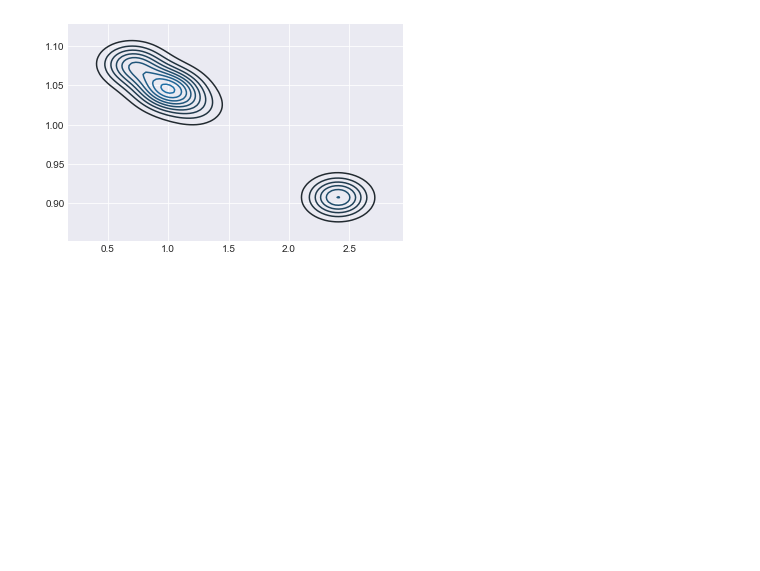
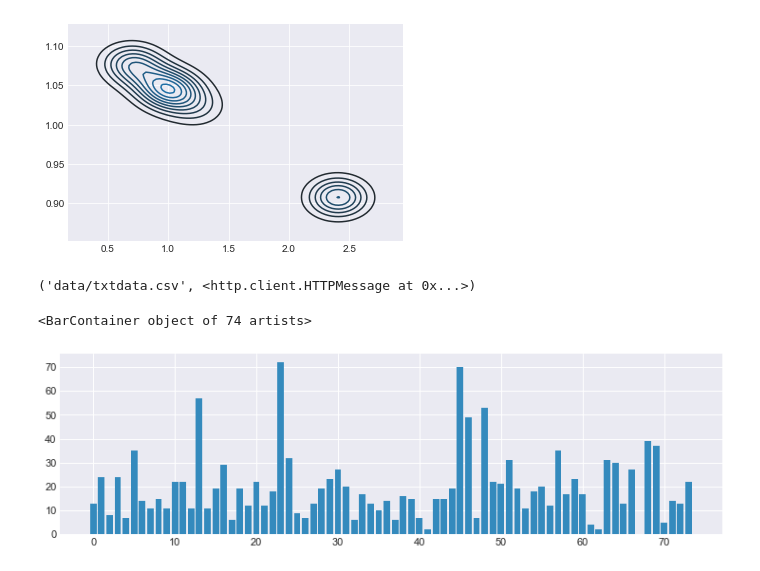
Before and after one commit to shuya106/bayes_repository, a Jupyter notebook: distribution.ipynb, the cells around one changed output. Saved outputs shown, nothing was run; the diff lists cells and outputs as text; code cells hidden in the pictures; blank space fills up the shorter version.

```diff
--- a/distribution.ipynb
+++ b/distribution.ipynb
@@ -379,0 +383,14 @@ sns.kdeplot(trace_n["alpha"], trace_n["beta"])
+# %%
+from urllib.request import urlretrieve
+urlretrieve("https://git.io/vXTVC", "data/txtdata.csv")
+# %% [output]
+('data/txtdata.csv', <http.client.HTTPMessage at 0x...>)
+# %%
+from IPython.core.pylabtools import figsize
+figsize(12.5, 3.5)
+count_data = np.loadtxt("data/txtdata.csv")
+n_count_data = len(count_data)
+plt.bar(np.arange(n_count_data), count_data, color="#348ABD")
+# %% [output]
+<BarContainer object of 74 artists>
+[figure, added]
```
Also changed, not shown: parts of 17 cells of this notebook.
